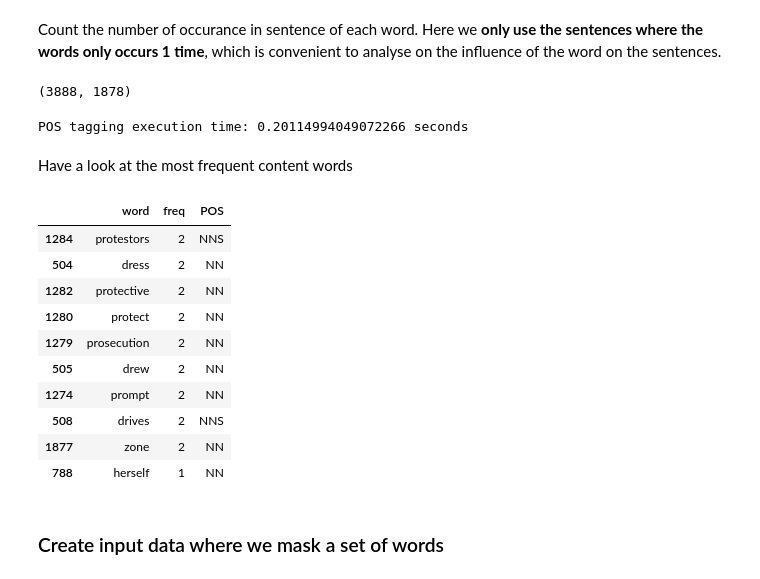
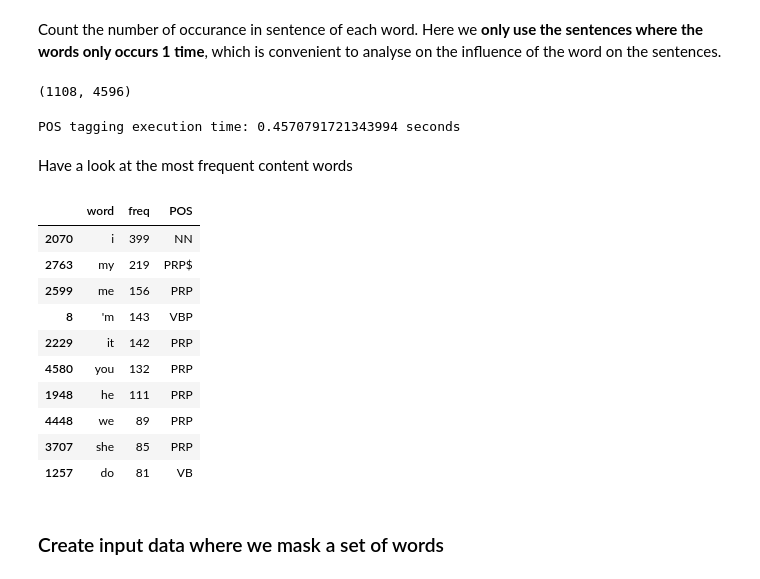
Before and after one commit to TuAnh23/Perturbation-basedQE, a Jupyter notebook: Targetted perturbations.ipynb, the cells around one changed output. Drawn from its saved outputs; the diff is of its cells as text; code cells hidden in the pictures.

```diff
--- a/Targetted perturbations.ipynb
+++ b/Targetted perturbations.ipynb
@@ -94,0 +90,7 @@ original_data.head()
+# %%
+original_data = pd.read_csv(
+    f"data/MuST-SHE_v1.2/MuST-SHE-v1.2-data/tsv/MONOLINGUAL.fr_v1.2.tsv",
+    sep='\t', index_col=0
+)[['SRC', 'CATEGORY']]
+print(original_data.shape)
+original_data.head()
@@ -132,7 +143,7 @@ from sklearn.feature_extraction.text import CountVectorizer
 from scipy.sparse import find, csr_matrix
 
 corpus = original_data['SRC'].values
-vectorizer = CountVectorizer(tokenizer=nltk.word_tokenize)
+vectorizer = CountVectorizer(tokenizer=nltk.word_tokenize, lowercase=True)
 count_fit = vectorizer.fit_transform(corpus)
 
 # Only consider the single occurance of a word in a sentence
@@ -140,7 +151,7 @@ count_fit[count_fit > 1] = 0
 
 count_fit.shape
 # %% [output]
-(3888, 1878)
+(1108, 4596)
 # %%
 import spacy
 import time
@@ -199,49 +210,49 @@ start = time.time()
 word_df['POS'] = word_df['word'].apply(lambda x: nltk_pos_tag(x))
 print(f"POS tagging execution time: {time.time() - start} seconds")
 # %% [output]
-POS tagging execution time: 0.20114994049072266 seconds
+POS tagging execution time: 0.4570791721343994 seconds
 # %% [markdown]
 Have a look at the most frequent content words
 # %%
 pd.set_option('display.max_colwidth', None)
 pd.set_option('display.max_rows', 9999999)
 
 def is_content_tag(nltk_pos):
-    content_tags_prefix = ['NN'] #, 'V', 'JJ', 'PRP']  # Noun, verb, adj, adv (RB, but removed), pronoun
+    content_tags_prefix = ['NN', 'V', 'JJ', 'PRP']  # Noun, verb, adj, adv (RB, but removed), pronoun
     for prefix in content_tags_prefix:
         if nltk_pos.startswith(prefix):
             return True
     return False
 
 def is_stopword(word):
     # Manually define some stopwords (words that dont contain much content, or errornous)
     stopwords = ['is', 'are', 'was', 'were', 'am', 'be',
                  'not', 'let',
                  'have', 'has', 'had',
                  'de', 'la', 'du', 're', 'sur', 'des', 'le', 'll',
                  'oh', 'lot', 'les', 'ah', 'en', 've',
                  'didn', 'bois']
     return word in stopwords
 
 
 content_word_bool = word_df['POS'].apply(lambda x: is_content_tag(x)) \
     & (~word_df['word'].apply(lambda x: is_stopword(x)))
 
 word_df[content_word_bool].sort_values(
     by='freq', ascending=False
-).tail(10)
+).head(10)
 # %% [output]
 |  | word | freq | POS |
-| 1284 | protestors | 2 | NNS |
-| 504 | dress | 2 | NN |
-| 1282 | protective | 2 | NN |
-| 1280 | protect | 2 | NN |
-| 1279 | prosecution | 2 | NN |
-| 505 | drew | 2 | NN |
-| 1274 | prompt | 2 | NN |
-| 508 | drives | 2 | NNS |
-| 1877 | zone | 2 | NN |
-| 788 | herself | 1 | NN |
+| 2070 | i | 399 | NN |
+| 2763 | my | 219 | PRP$ |
+| 2599 | me | 156 | PRP |
+| 8 | 'm | 143 | VBP |
+| 2229 | it | 142 | PRP |
+| 4580 | you | 132 | PRP |
+| 1948 | he | 111 | PRP |
+| 4448 | we | 89 | PRP |
+| 3707 | she | 85 | PRP |
+| 1257 | do | 81 | VB |
 # %% [markdown]
 ### Create input data where we mask a set of words
 # %% [markdown]
```
Also changed, not shown: parts of 11 cells of this notebook, 1 other file.
